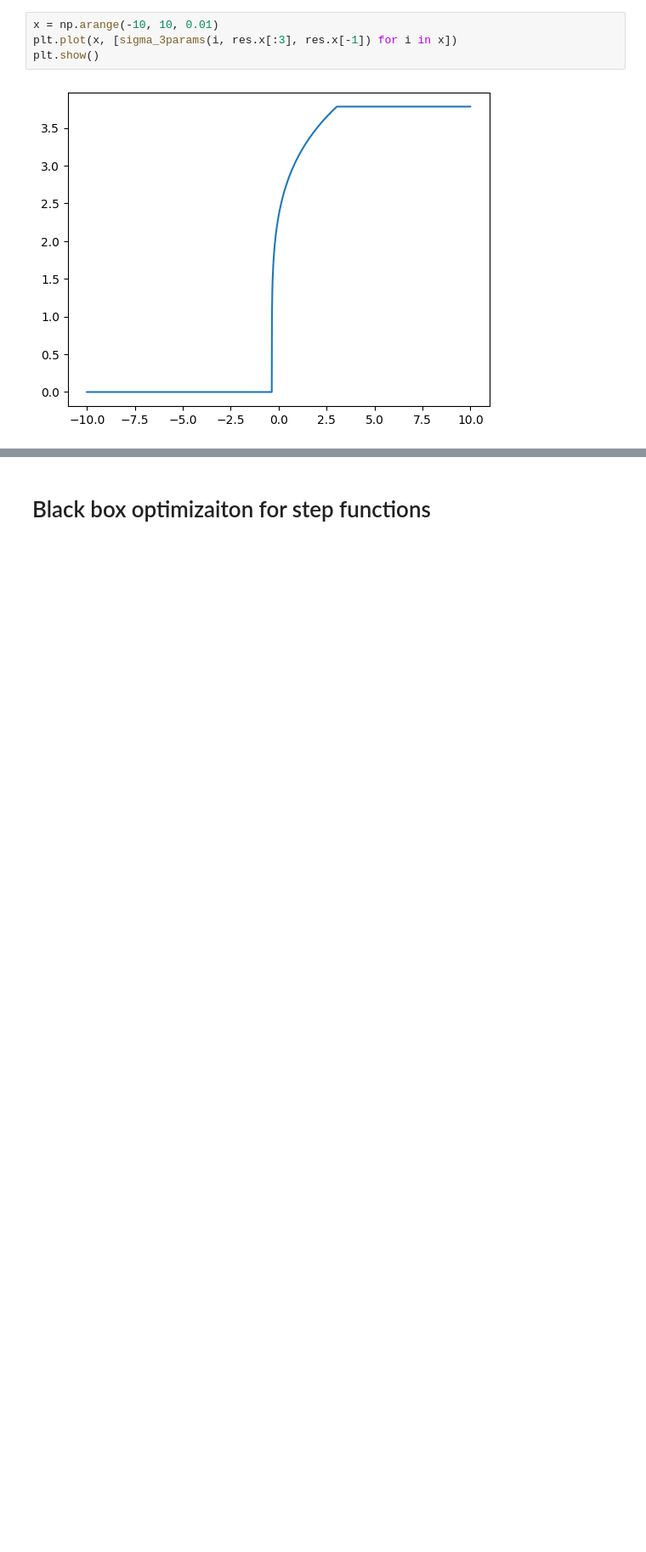
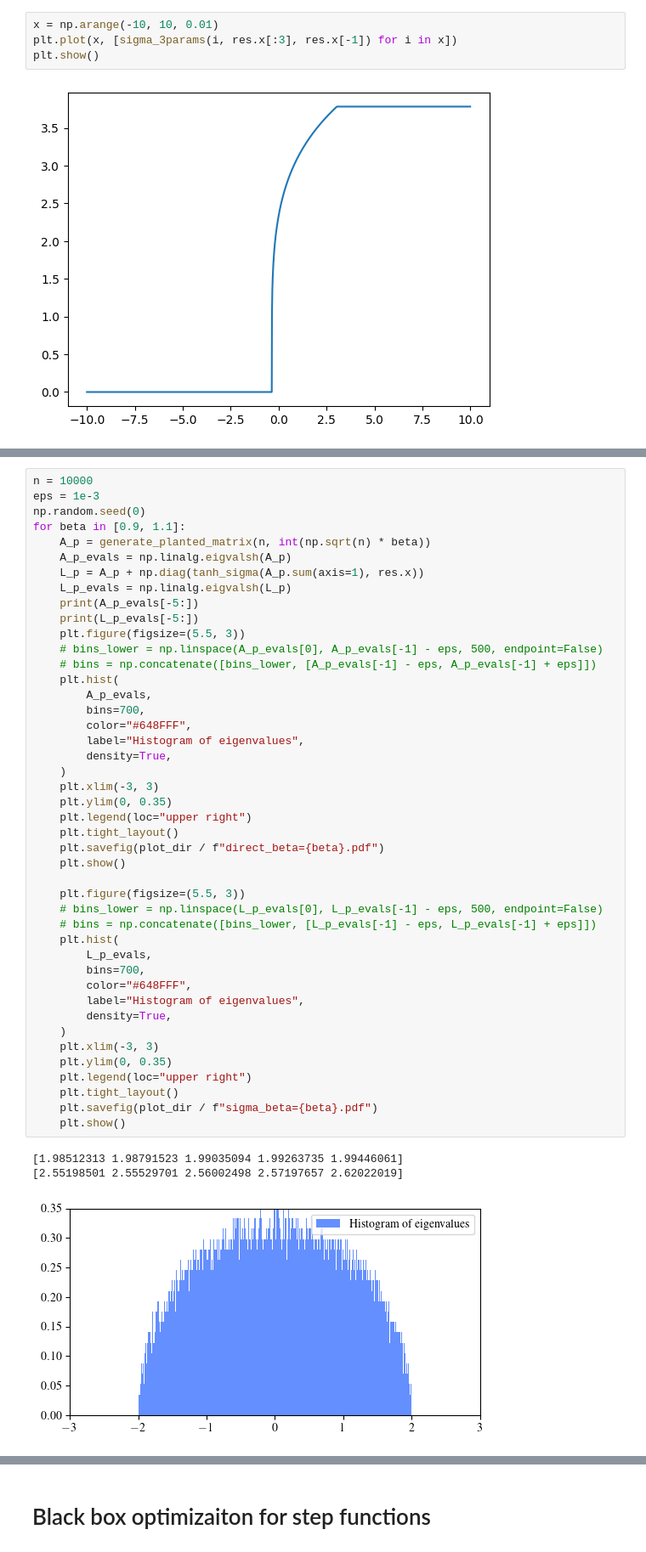
Before and after one commit to yuxinma98/NonlinearLaplacian, a Jupyter notebook: planted_submatrix.ipynb, the cells around one changed output, grey strips where cells are left out. Shown: that part at 85% size. Drawn from its saved outputs; the diff is of its cells as text; blank space fills up the shorter version.

```diff
--- a/planted_submatrix.ipynb
+++ b/planted_submatrix.ipynb
@@ -317,0 +473,48 @@ plt.show()
+# %%
+n = 10000
+eps = 1e-3
+np.random.seed(0)
+for beta in [0.9, 1.1]:
+    A_p = generate_planted_matrix(n, int(np.sqrt(n) * beta))
+    A_p_evals = np.linalg.eigvalsh(A_p)
+    L_p = A_p + np.diag(tanh_sigma(A_p.sum(axis=1), res.x))
+    L_p_evals = np.linalg.eigvalsh(L_p)
+    print(A_p_evals[-5:])
+    print(L_p_evals[-5:])
+    plt.figure(figsize=(5.5, 3))
+    # bins_lower = np.linspace(A_p_evals[0], A_p_evals[-1] - eps, 500, endpoint=False)
+    # bins = np.concatenate([bins_lower, [A_p_evals[-1] - eps, A_p_evals[-1] + eps]])
+    plt.hist(
+        A_p_evals,
+        bins=700,
+        color="#648FFF",
+        label="Histogram of eigenvalues",
+        density=True,
+    )
+    plt.xlim(-3, 3)
+    plt.ylim(0, 0.35)
+    plt.legend(loc="upper right")
+    plt.tight_layout()
+    plt.savefig(plot_dir / f"direct_beta={beta}.pdf")
+    plt.show()
+
+    plt.figure(figsize=(5.5, 3))
+    # bins_lower = np.linspace(L_p_evals[0], L_p_evals[-1] - eps, 500, endpoint=False)
+    # bins = np.concatenate([bins_lower, [L_p_evals[-1] - eps, L_p_evals[-1] + eps]])
+    plt.hist(
+        L_p_evals,
+        bins=700,
+        color="#648FFF",
+        label="Histogram of eigenvalues",
+        density=True,
+    )
+    plt.xlim(-3, 3)
+    plt.ylim(0, 0.35)
+    plt.legend(loc="upper right")
+    plt.tight_layout()
+    plt.savefig(plot_dir / f"sigma_beta={beta}.pdf")
+    plt.show()
+# %% [output]
+[1.98512313 1.98791523 1.99035094 1.99263735 1.99446061]
+[2.55198501 2.55529701 2.56002498 2.57197657 2.62022019]
+[figure, added]
```
Also changed, not shown: parts of 14 cells of this notebook, 21 other files.
